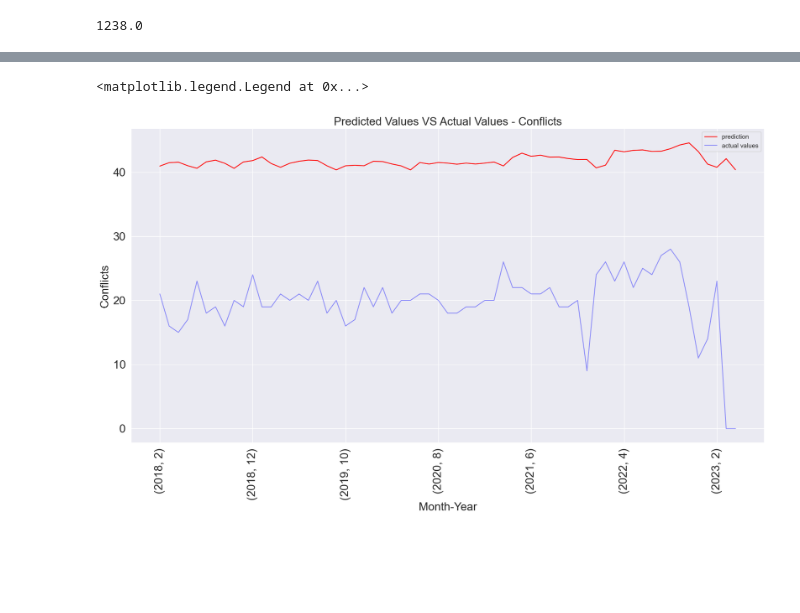
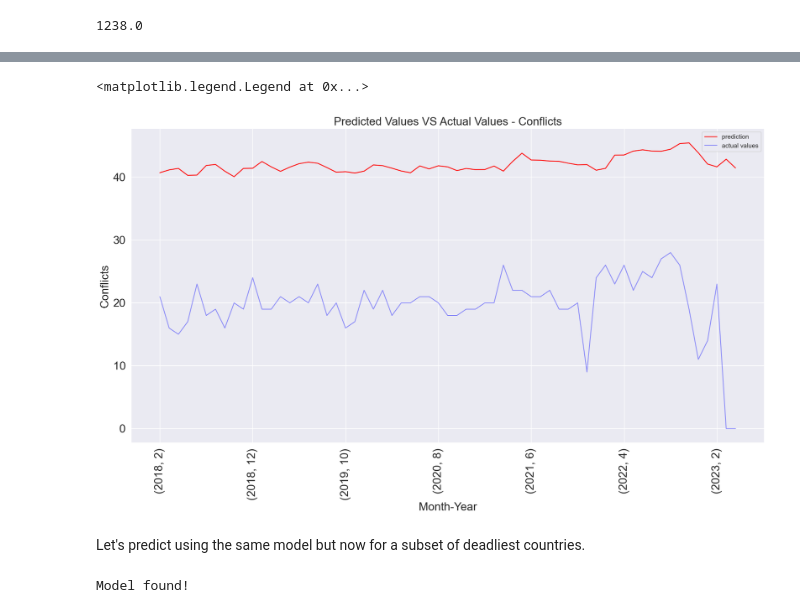
Before and after one commit to luisquinonesPR/thesis, a Jupyter notebook: models/lstm_classifier.ipynb, the cells around one changed output, grey strips where cells are left out. Drawn from its saved outputs; the diff is of its cells as text; code cells hidden in the pictures; blank space fills up the shorter version.

```diff
--- a/models/lstm_classifier.ipynb
+++ b/models/lstm_classifier.ipynb
@@ -293,2 +211,0 @@ train_data
-# %%
-x_train,x_test,y_train,y_test,example, example_test =reshape_data(train_data,test_data)
@@ -426,0 +357,2 @@ print(len(y_test_modified))
+# %%
+all_results = []
@@ -426,0 +459,12 @@ print(len(y_test_modified))
+# %%
+# Initialize an empty DataFrame with the index from `reframed_test`
+final_df = pd.DataFrame(index=reframed_test.index)
+
+# Create true value columns
+for target in set(result['target'] for result in all_results):
+    true_values = next(result['y_test'].flatten() for result in all_results if result['target'] == target)
+    final_df[f"{target}_true"] = true_values
+
+# Create prediction value columns
+for result in all_results:
+    final_df[f"{result['target']}_{result['variables']}_pred"] = result['y_pred'].flatten()
@@ -426,0 +492,16 @@ print(len(y_test_modified))
+# %%
+# Sorting by year, month, and isocode
+final_df_sorted = final_df.sort_index(level=['year', 'month', 'isocode'])
+
+y_pred_new = final_df_sorted['armedconf_combined_vars_pred']
+y_test_new = final_df_sorted['armedconf_true']
+
+print(len(y_pred_new), len(y_test_new))  # check if lengths are now the same
+
+# use the same index as in final_df_sorted
+index = final_df_sorted.index
+pa = pd.DataFrame(index=index)
+
+pa['Prediction'] = y_pred_new
+pa['Actual Values'] = y_test_new
+pa.head()
@@ -506,15 +591,18 @@ ROC AUC for minority class: 0.9162028068351806
 # %%
 plt.figure(figsize=(20,10))
-pa.groupby(['Year', 'Month'])['Prediction'].sum().plot(kind='line', label='prediction', color='red', alpha=1)
-pa.groupby(['Year', 'Month'])['Actual Values'].sum().plot(kind='line', label='actual values', color='blue', alpha=0.4)
+
+# If you want to aggregate over specific levels:
+pa['Prediction'].groupby(level=['year', 'month']).sum().plot(kind='line', label='prediction', color='red', alpha=1)
+pa['Actual Values'].groupby(level=['year', 'month']).sum().plot(kind='line', label='actual values', color='blue', alpha=0.4)
+
 plt.xticks(rotation=90, size=20)
 plt.yticks(size=20)
 
 plt.ylabel('Conflicts', fontsize=20)
 plt.xlabel('Month-Year', fontsize=20)
 plt.title('Predicted Values VS Actual Values - Conflicts', fontsize=20)
 plt.legend()
 # %% [output]
 <matplotlib.legend.Legend at 0x...>
-[figure, old version]
+[figure, new version]
 # %%
@@ -531,3 +623,22 @@ def reshape_test_data(test):
+# %% [markdown]
+Let's predict using the same model but now for a subset of deadliest countries.
+# %%
+def get_trained_model(target, variables):
+    for result in all_results:
+        if result['target'] == target and result['variables'] == variables:
+            return result['trained_model']
+    return None
+
+# Usage
+model = get_trained_model('armedconf', 'combined_vars')
+
+if model is not None:
+    print("Model found!")
+    # Do something with the model here
+else:
+    print("No model found for this target and variables combination.")
+# %% [output]
+Model found!
 # %%
 for country_name in top_10_country_names:
     # test data for this country
```
Also changed, not shown: parts of 53 cells of this notebook, 1 other file.
